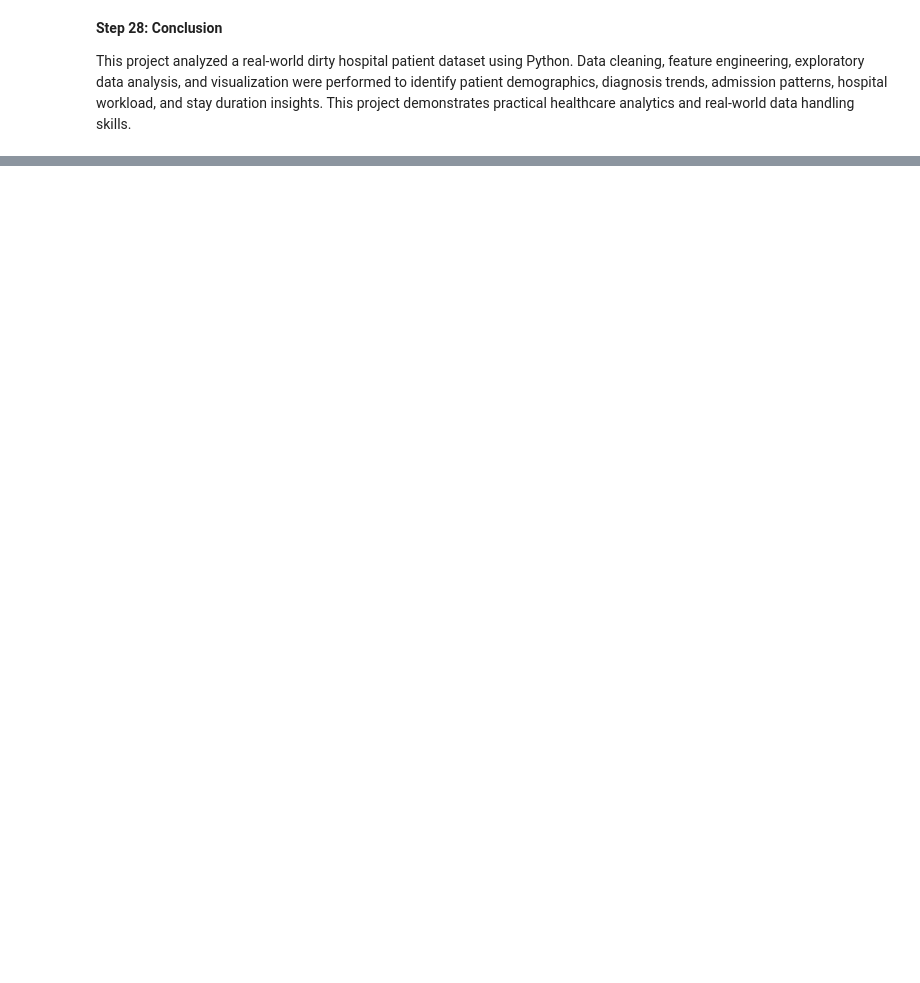
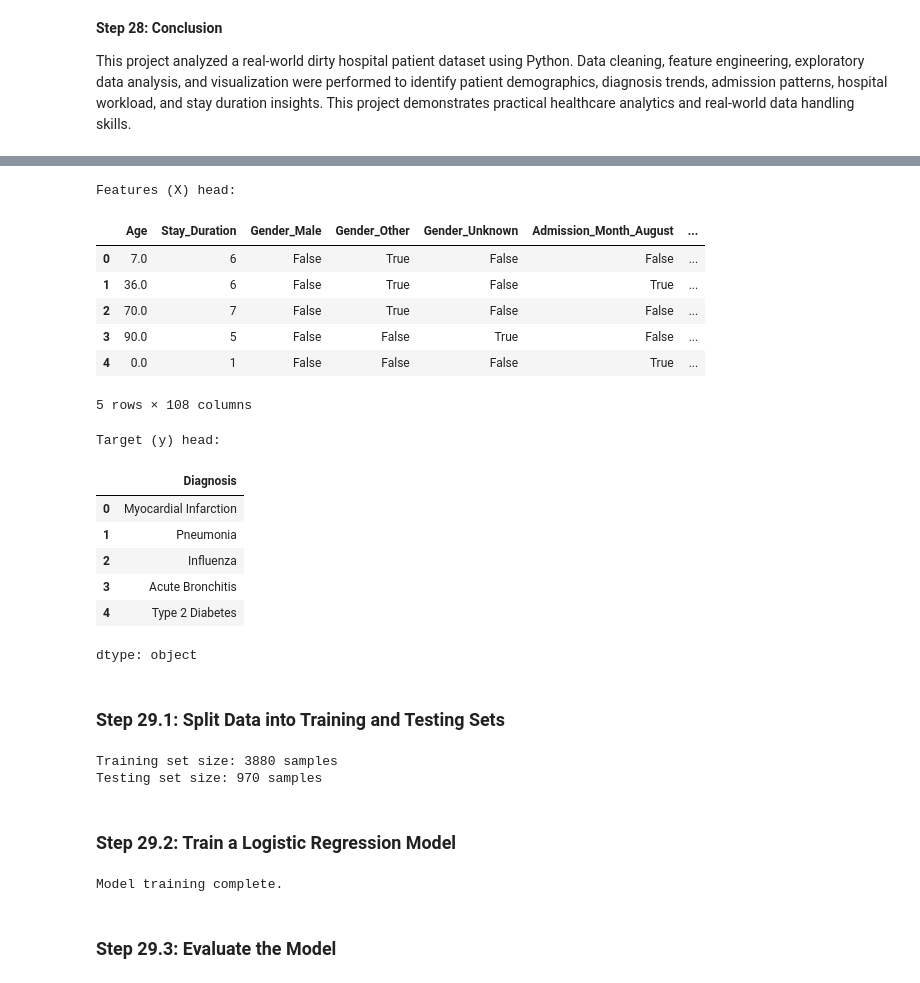
Before and after one commit to manualex37/Hospital-Patient-Record-Analysis, a Jupyter notebook: Hospital_Patient_Record_Analysis.ipynb, the cells around one changed output, grey strips where cells are left out. Drawn from its saved outputs; the diff is of its cells as text; code cells hidden in the pictures; blank space fills up the shorter version.

```diff
--- a/Hospital_Patient_Record_Analysis.ipynb
+++ b/Hospital_Patient_Record_Analysis.ipynb
@@ -367,0 +372,73 @@ This project analyzed a real-world dirty hospital patient dataset using Python.
+# %%
+# For simplicity, let's focus on predicting 'Diagnosis' using some numerical and categorical features.
+# First, we need to handle the 'Age_Group' NaN values if any exist after binning (e.g., if age 0 doesn't fit a bin).
+# From earlier output, 'Age_Group' for Age 0 was NaN, so we'll fill it with a new category 'Unknown' or impute.
+# For this example, let's just drop rows where Age_Group is NaN or fill it with 'Child' as it's age 0.
+df['Age_Group'] = df['Age_Group'].cat.add_categories('Unknown').fillna('Unknown')
+
+# Select features for the model
+features = ['Age', 'Gender', 'Stay_Duration', 'Admission_Month', 'HospitalID', 'Age_Group']
+target = 'Diagnosis'
+
+X = df[features]
+y = df[target]
+
+# Convert categorical features into dummy variables
+X = pd.get_dummies(X, columns=['Gender', 'Admission_Month', 'HospitalID', 'Age_Group'], drop_first=True)
+
+print("Features (X) head:")
+display(X.head())
+print("Target (y) head:")
+display(y.head())
+# %% [output]
+Features (X) head:
+|  | Age | Stay_Duration | Gender_Male | Gender_Other | Gender_Unknown | Admission_Month_August | ... |
+| 0 | 7.0 | 6 | False | True | False | False | ... |
+| 1 | 36.0 | 6 | False | True | False | True | ... |
+| 2 | 70.0 | 7 | False | True | False | False | ... |
+| 3 | 90.0 | 5 | False | False | True | False | ... |
+| 4 | 0.0 | 1 | False | False | False | True | ... |
+5 rows × 108 columns
+Target (y) head:
+|  | Diagnosis |
+| 0 | Myocardial Infarction |
+| 1 | Pneumonia |
+| 2 | Influenza |
+| 3 | Acute Bronchitis |
+| 4 | Type 2 Diabetes |
+dtype: object
+# %% [markdown]
+### Step 29.1: Split Data into Training and Testing Sets
+# %%
+from sklearn.model_selection import train_test_split
+
+X_train, X_test, y_train, y_test = train_test_split(X, y, test_size=0.2, random_state=42, stratify=y)
+
+print(f"Training set size: {len(X_train)} samples")
+print(f"Testing set size: {len(X_test)} samples")
+# %% [output]
+Training set size: 3880 samples
+Testing set size: 970 samples
+# %% [markdown]
+### Step 29.2: Train a Logistic Regression Model
+# %%
+from sklearn.linear_model import LogisticRegression
+from sklearn.preprocessing import StandardScaler
+from sklearn.pipeline import Pipeline
+
+# Create a pipeline with scaling and logistic regression
+# Increased max_iter for convergence on potentially complex datasets
+# Added solver='liblinear' for smaller datasets and for 'l1' regularization (not used here, but good general solver)
+model_pipeline = Pipeline([
+    ('scaler', StandardScaler()),
+    ('log_reg', LogisticRegression(random_state=42, multi_class='multinomial', solver='lbfgs', max_iter=1000))
+])
+
+# Train the model
+model_pipeline.fit(X_train, y_train)
+
+print("Model training complete.")
+# %% [output]
+Model training complete.
+# %% [markdown]
+### Step 29.3: Evaluate the Model
```
Also changed, not shown: parts of 2 cells of this notebook.
